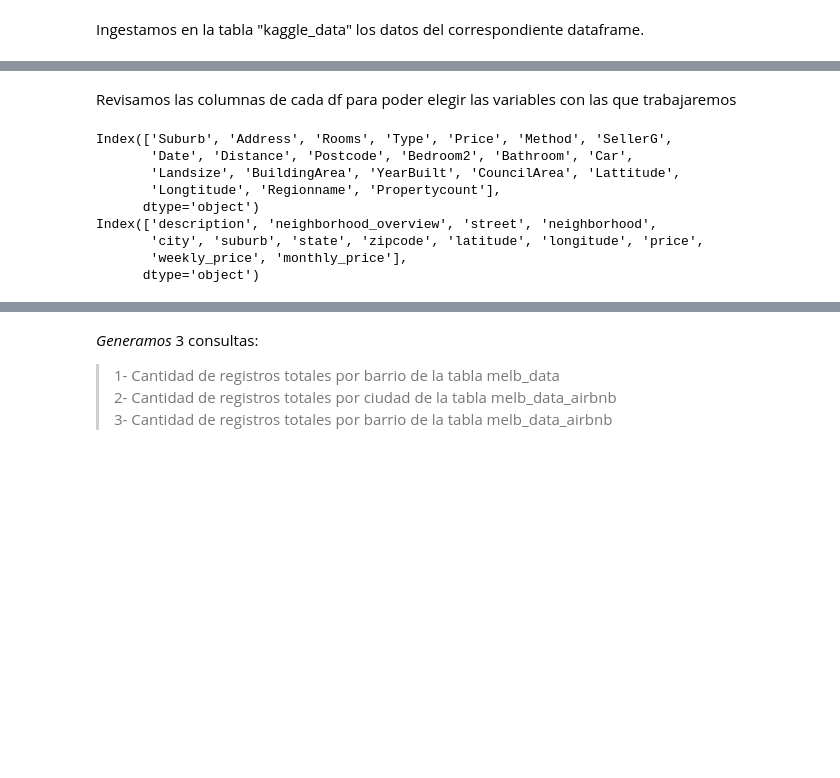
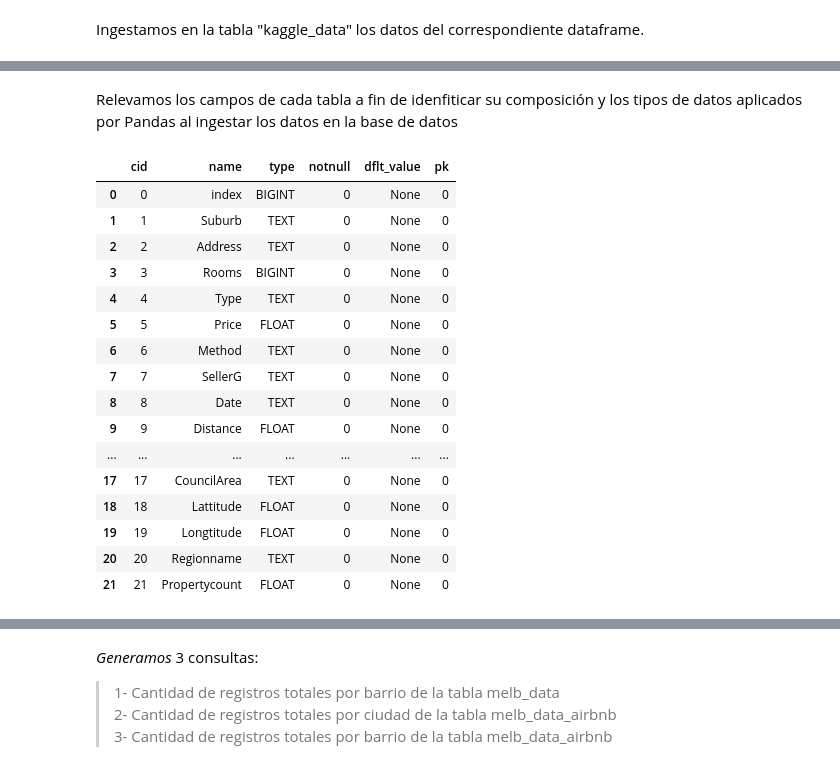
Before and after one commit to Grupo242022/EyCD, a Jupyter notebook: Entregable_2_Nico_Dany_parte_1_ejercicio_1.ipynb, the cells around one changed output, grey strips where cells are left out. Drawn from its saved outputs; the diff is of its cells as text; code cells hidden in the pictures; blank space fills up the shorter version.

```diff
--- a/Entregable_2_Nico_Dany_parte_1_ejercicio_1.ipynb
+++ b/Entregable_2_Nico_Dany_parte_1_ejercicio_1.ipynb
@@ -100,15 +83,23 @@ CREATE TABLE melb_data_airbnb (
-# %% [markdown]
-Revisamos las columnas de cada df para poder elegir las variables con las que trabajaremos
-# %%
-print(df_melb.columns)
-print(df_airbnb.columns)
-# %% [output]
-Index(['Suburb', 'Address', 'Rooms', 'Type', 'Price', 'Method', 'SellerG',
-       'Date', 'Distance', 'Postcode', 'Bedroom2', 'Bathroom', 'Car',
-       'Landsize', 'BuildingArea', 'YearBuilt', 'CouncilArea', 'Lattitude',
-       'Longtitude', 'Regionname', 'Propertycount'],
-      dtype='object')
-Index(['description', 'neighborhood_overview', 'street', 'neighborhood',
-       'city', 'suburb', 'state', 'zipcode', 'latitude', 'longitude', 'price',
-       'weekly_price', 'monthly_price'],
-      dtype='object')
+# %% [markdown]
+Relevamos los campos de cada tabla a fin de idenfiticar su composición y los tipos de datos aplicados por Pandas al ingestar los datos en la base de datos
+# %%
+# Consultamos los campos de la tabla "kaggle_data"
+pd.read_sql("PRAGMA  table_info([kaggle_data])", engine)
+# %% [output]
+|  | cid | name | type | notnull | dflt_value | pk |
+| 0 | 0 | index | BIGINT | 0 | None | 0 |
+| 1 | 1 | Suburb | TEXT | 0 | None | 0 |
+| 2 | 2 | Address | TEXT | 0 | None | 0 |
+| 3 | 3 | Rooms | BIGINT | 0 | None | 0 |
+| 4 | 4 | Type | TEXT | 0 | None | 0 |
+| 5 | 5 | Price | FLOAT | 0 | None | 0 |
+| 6 | 6 | Method | TEXT | 0 | None | 0 |
+| 7 | 7 | SellerG | TEXT | 0 | None | 0 |
+| 8 | 8 | Date | TEXT | 0 | None | 0 |
+| 9 | 9 | Distance | FLOAT | 0 | None | 0 |
+| ... | ... | ... | ... | ... | ... | ... |
+| 17 | 17 | CouncilArea | TEXT | 0 | None | 0 |
+| 18 | 18 | Lattitude | FLOAT | 0 | None | 0 |
+| 19 | 19 | Longtitude | FLOAT | 0 | None | 0 |
+| 20 | 20 | Regionname | TEXT | 0 | None | 0 |
+| 21 | 21 | Propertycount | FLOAT | 0 | None | 0 |
```
Also changed, not shown: parts of 12 cells of this notebook.
